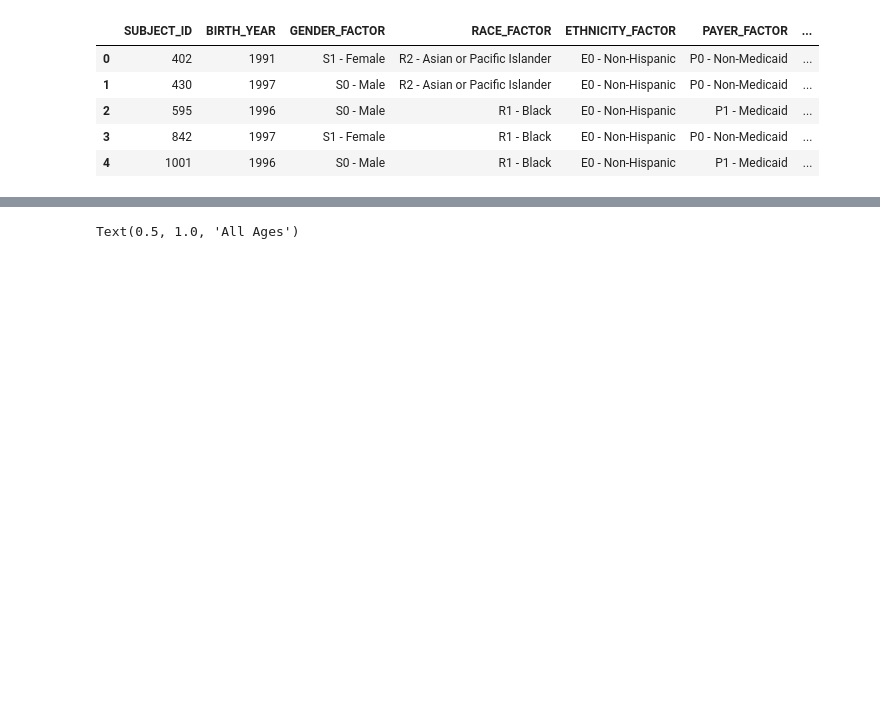
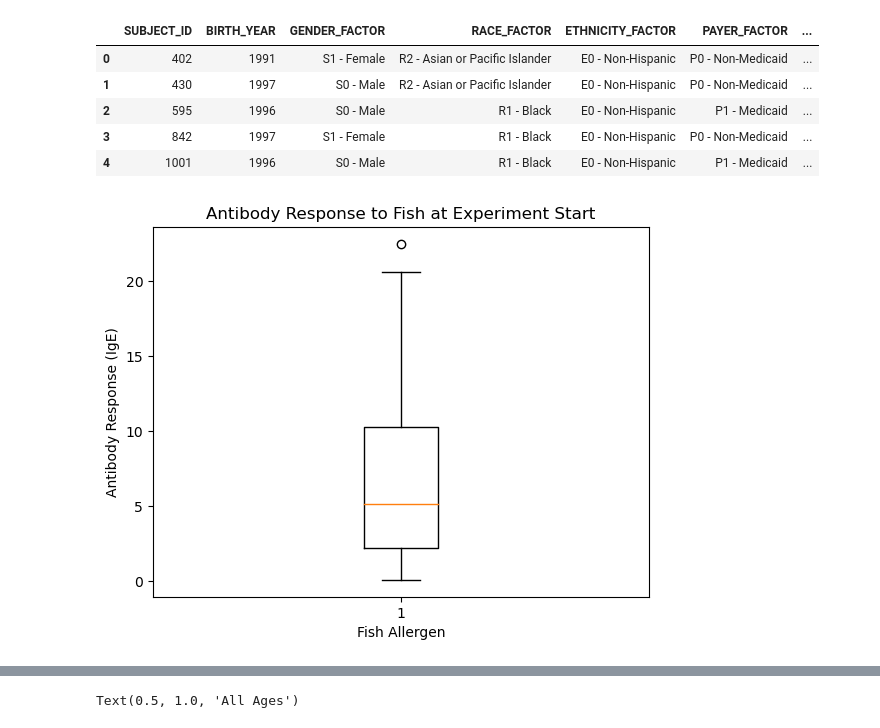
Before and after one commit to leahkrause/project_1, a Jupyter notebook: Allergy_Fish.ipynb, the cells around one changed output, grey strips where cells are left out. Drawn from its saved outputs; the diff is of its cells as text; code cells hidden in the pictures; blank space fills up the shorter version.

Commit message:
Antibody response graph additions

```diff
--- a/Allergy_Fish.ipynb
+++ b/Allergy_Fish.ipynb
@@ -185,3 +195,12 @@ fish_df_clean.head()
 | 2 | 595 | 1996 | S0 - Male | R1 - Black | E0 - Non-Hispanic | P1 - Medicaid | ... |
 | 3 | 842 | 1997 | S1 - Female | R1 - Black | E0 - Non-Hispanic | P0 - Non-Medicaid | ... |
 | 4 | 1001 | 1996 | S0 - Male | R1 - Black | E0 - Non-Hispanic | P1 - Medicaid | ... |
+# %%
+fig1, ax1 = plt.subplots()
+ax1.set_title('Antibody Response to Fish at Experiment Start')
+ax1.set_ylabel("Antibody Response (IgE)")
+ax1.set_xlabel("Fish Allergen")
+ax1.boxplot(fish_df_clean["FISH_ALG_START"])
+plt.show()
+# %% [output]
+[figure, added]
```
Also changed, not shown: parts of 2 cells of this notebook.
